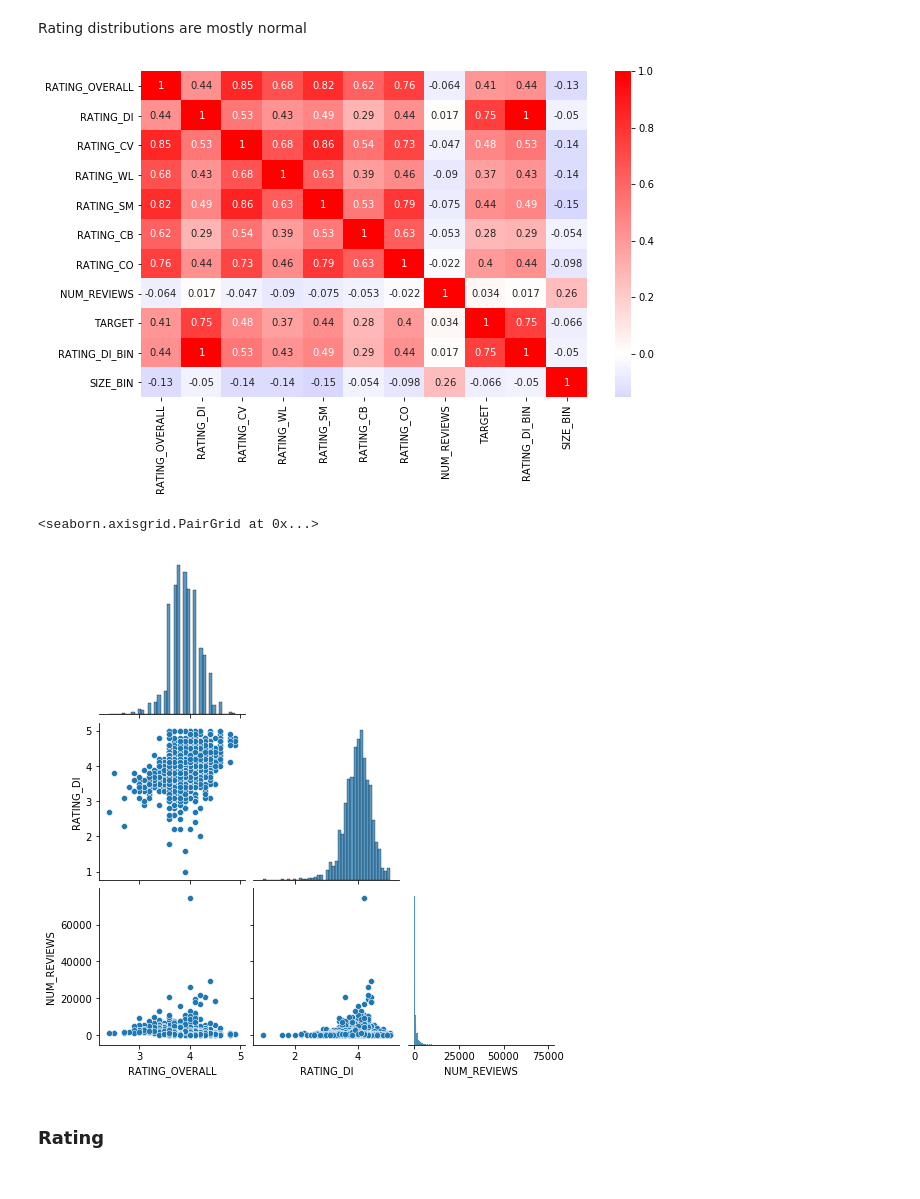
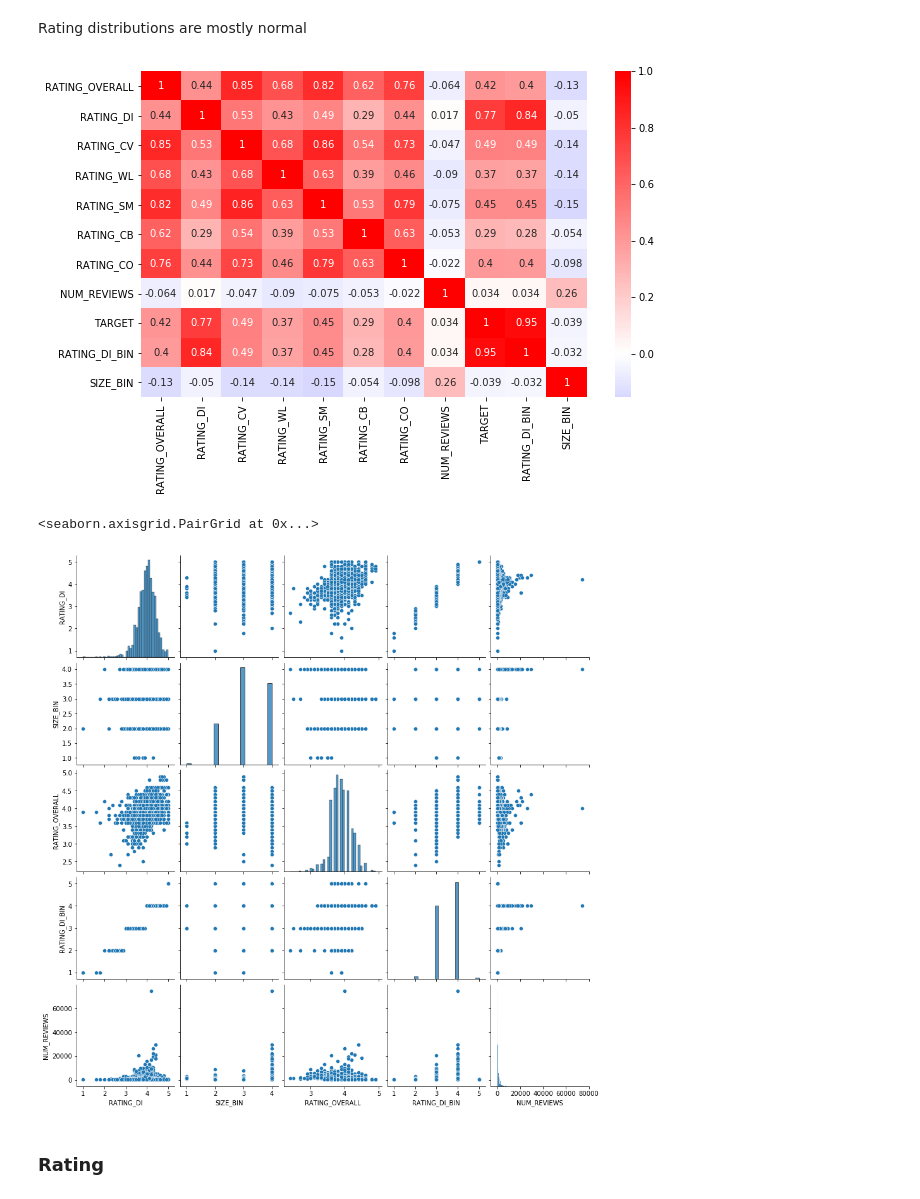
Before and after one commit to cierra4prez/NLP_Diversity_and_Inclusion, a Jupyter notebook: Cleaning.ipynb, the cells around one changed output. Saved outputs shown, nothing was run; the diff lists cells and outputs as text; code cells hidden in the pictures.

```diff
--- a/Cleaning.ipynb
+++ b/Cleaning.ipynb
@@ -193,4 +199,4 @@ Percentage of companpies above threshold: 46.1018711018711
 # fig.show()
 # %%
 # New column for Target variable - companies with Diversity and Inclusion Rating over 4.0
-data['TARGET'] = np.where(data['RATING_DI'] > 4.0 , 1, 0)
+data['TARGET'] = np.where(data['RATING_DI'] >= 4.0 , 1, 0)
@@ -196,0 +224,20 @@ data['TARGET'] = np.where(data['RATING_DI'] > 4.0 , 1, 0)
+# %%
+def clean_text(text):
+    '''Make text lowercase, remove text in square brackets, remove punctuation and remove words containing numbers.'''
+    # make text lowercase
+    text = text.lower()
+    # remove numbers
+    text = re.sub('\w*\d\w*', '', text)
+    # remove single letter characters
+    text = re.sub(r"\b[a-zA-Z]\b", "", text)
+    # remove punctuation and symbols
+    text = re.sub('[%s]' % re.escape(string.punctuation), '', text)
+    text = re.sub('™', '', text)
+    text = re.sub('•', '', text)
+    # remove quotation marks
+    text = re.sub('\"+', '', text)
+    text = re.sub('\’+', '', text)
+    # if there's a new line, change to a whitespace
+    text = re.sub('\n', ' ', text)
+
+    return text
@@ -317,5 +380,9 @@ Feature engineering for EDA:
+# %%
+#removing decimal value for data visualization
+def truncate(f):
+    return math.floor(f * 10 ** 0) / 10 ** 0
 # %%
-data['RATING_DI_BIN'] = data.RATING_DI.astype(float)
+data['RATING_DI_BIN'] = data['RATING_DI'].apply(truncate).astype(int)
 # %%
 data.head()
 # %% [output]
@@ -427,12 +494,13 @@ plt.ylim(b, t) # update the ylim(bottom, top) values
 
 plt.show()
 # %% [output]
-[figure, old version]
+[figure, new version]
 # %%
-sns.pairplot(data[['SIZE', 'RATING_OVERALL', 'RATING_DI', 'NUM_REVIEWS']], corner=True)
+#continuous variables
+sns.pairplot(data[['RATING_DI', 'SIZE_BIN', 'RATING_OVERALL', 'RATING_DI_BIN', 'NUM_REVIEWS']])#, corner=True)
 # %% [output]
 <seaborn.axisgrid.PairGrid at 0x...>
-[figure, old version]
+[figure, new version]
 # %%
 #Bin SIZE
 # %% [markdown]
```
Also changed, not shown: parts of 33 cells of this notebook, 9 other files.
